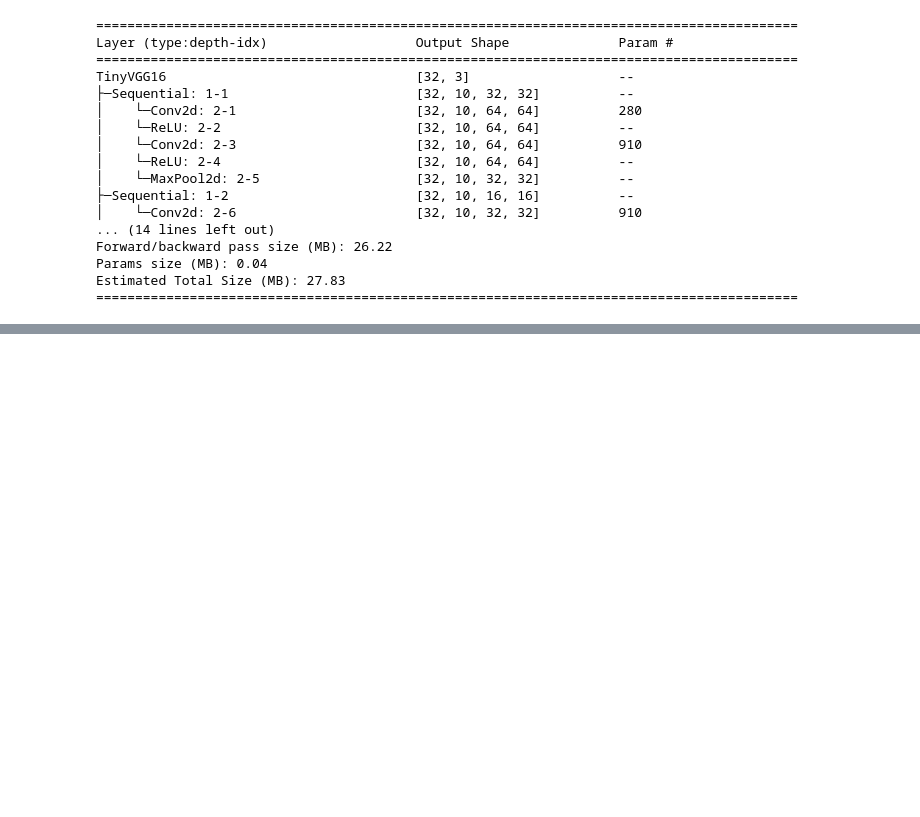
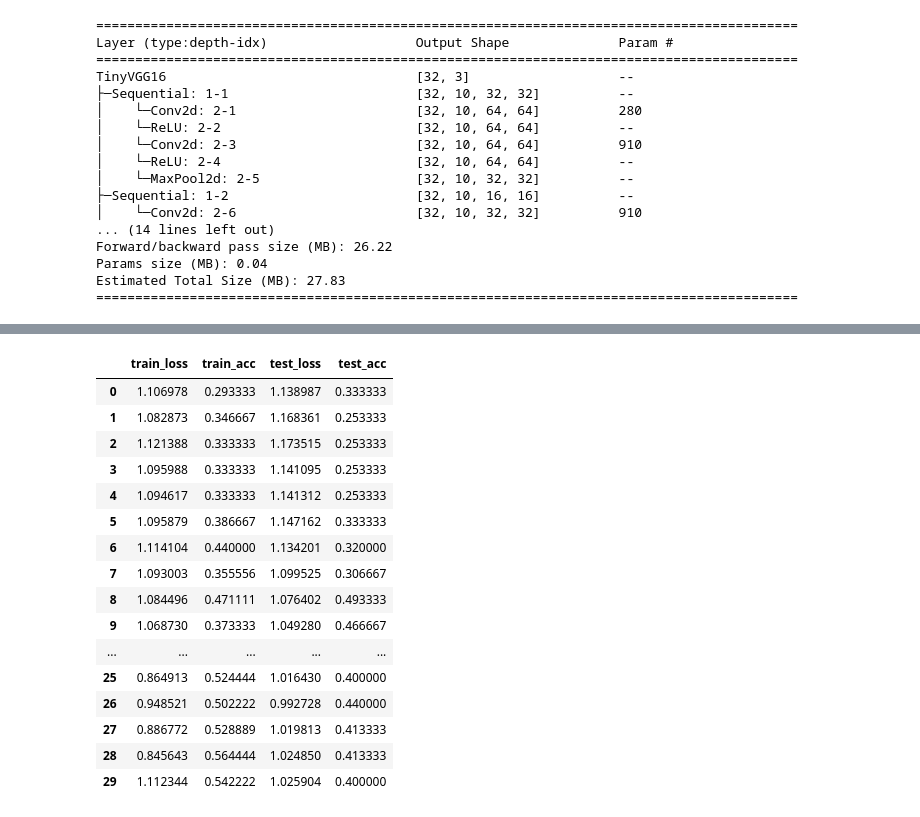
Before and after one commit to azhermurad/PyTorch-For-Deep-Learning, a Jupyter notebook: Computer_Vision/Pytorch_Custom_Dataset.ipynb, the cells around one changed output, grey strips where cells are left out. Saved outputs shown, nothing was run; the diff lists cells and outputs as text; code cells hidden in the pictures; blank space fills up the shorter version.

```diff
--- a/Computer_Vision/Pytorch_Custom_Dataset.ipynb
+++ b/Computer_Vision/Pytorch_Custom_Dataset.ipynb
@@ -537,0 +660,21 @@ Estimated Total Size (MB): 27.83
+# %%
+# train
+
+torch.manual_seed(42)
+model_0 = TinyVGG16(
+    input_shape=3,
+    hidden_units=10,
+    output_shape=3
+    ).to(device)
+
+loss_fn = nn.CrossEntropyLoss()
+optimizer = torch.optim.Adam(model_0.parameters(),  lr=1e-3)
+
+model_0_history = train(
+    model_0,
+    train_dataloader_sample,
+    test_dataloader_sample,
+    optimizer,
+    loss_fn,
+    epochs=30
+  )
@@ -537,0 +808,19 @@ Estimated Total Size (MB): 27.83
+# %%
+torch.manual_seed(42)
+model_1 = TinyVGG16(
+    input_shape=3,
+    hidden_units=10,
+    output_shape=3
+    ).to(device)
+
+loss_fn = nn.CrossEntropyLoss()
+optimizer = torch.optim.Adam(model_1.parameters(),  lr=1e-3)
+
+model_1_history = train(
+    model_1,
+    train_dataloader_sample,
+    test_dataloader_sample,
+    optimizer,
+    loss_fn,
+    epochs=30
+  )
@@ -537,0 +849,23 @@ Estimated Total Size (MB): 27.83
+# %%
+import pandas as pd
+model_0_df = pd.DataFrame(model_0_history)
+model_1_df = pd.DataFrame(model_1_history)
+model_0_df
+# %% [output]
+|  | train_loss | train_acc | test_loss | test_acc |
+| 0 | 1.106978 | 0.293333 | 1.138987 | 0.333333 |
+| 1 | 1.082873 | 0.346667 | 1.168361 | 0.253333 |
+| 2 | 1.121388 | 0.333333 | 1.173515 | 0.253333 |
+| 3 | 1.095988 | 0.333333 | 1.141095 | 0.253333 |
+| 4 | 1.094617 | 0.333333 | 1.141312 | 0.253333 |
+| 5 | 1.095879 | 0.386667 | 1.147162 | 0.333333 |
+| 6 | 1.114104 | 0.440000 | 1.134201 | 0.320000 |
+| 7 | 1.093003 | 0.355556 | 1.099525 | 0.306667 |
+| 8 | 1.084496 | 0.471111 | 1.076402 | 0.493333 |
+| 9 | 1.068730 | 0.373333 | 1.049280 | 0.466667 |
+| ... | ... | ... | ... | ... |
+| 25 | 0.864913 | 0.524444 | 1.016430 | 0.400000 |
+| 26 | 0.948521 | 0.502222 | 0.992728 | 0.440000 |
+| 27 | 0.886772 | 0.528889 | 1.019813 | 0.413333 |
+| 28 | 0.845643 | 0.564444 | 1.024850 | 0.413333 |
+| 29 | 1.112344 | 0.542222 | 1.025904 | 0.400000 |
```
Also changed, not shown: parts of 27 cells of this notebook.
